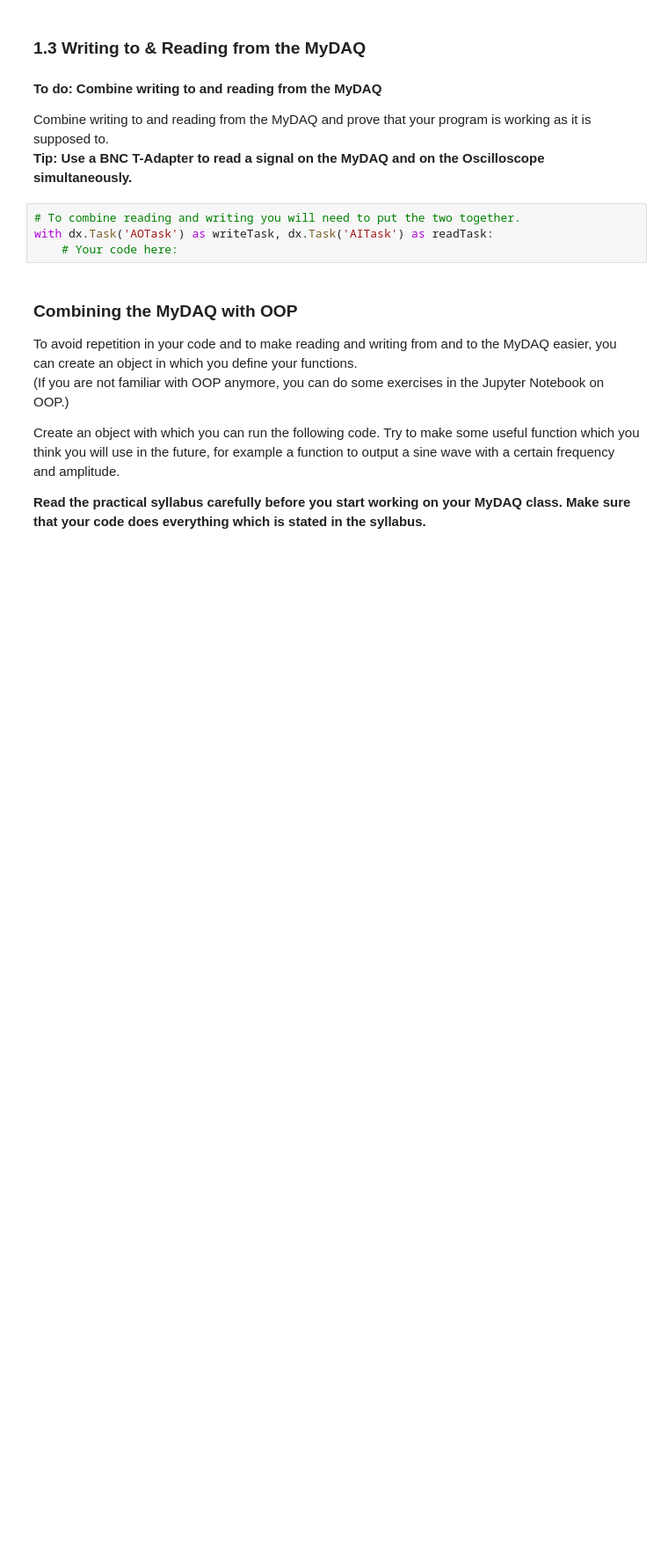
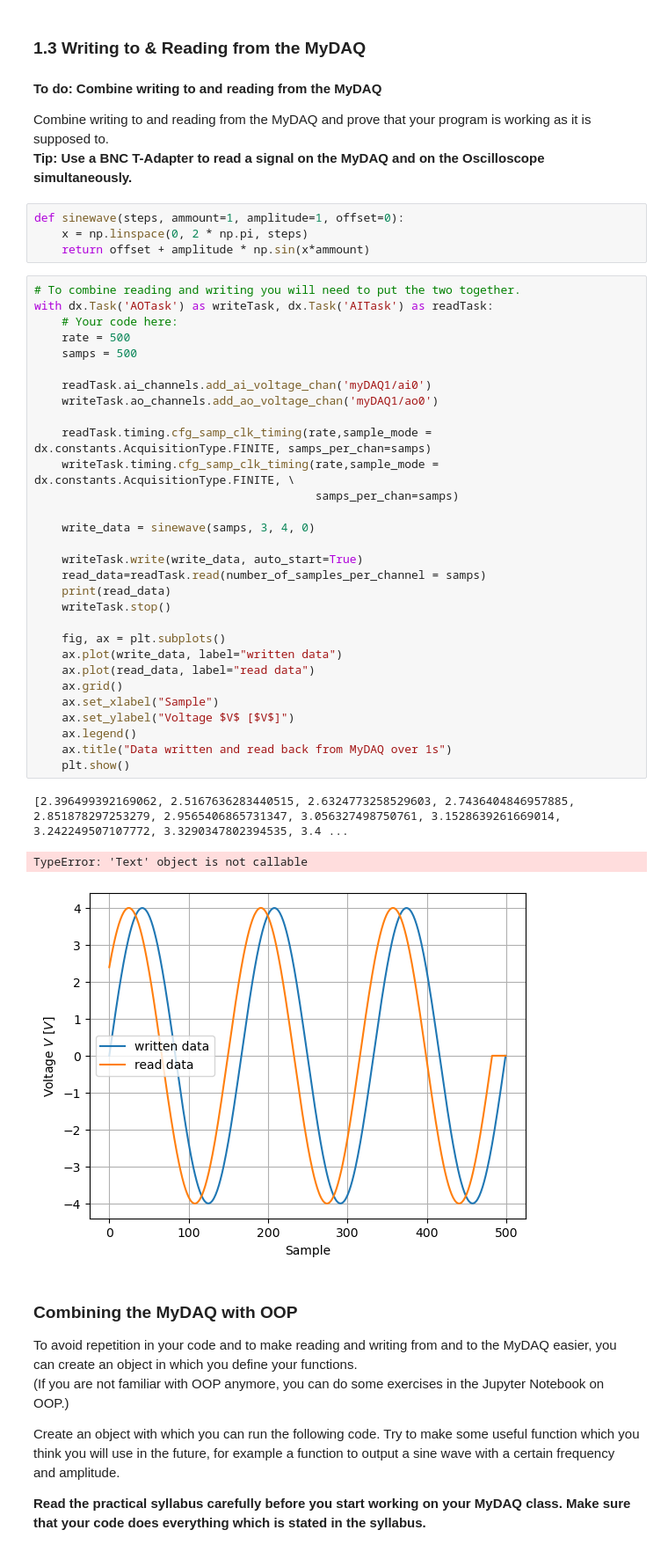
Before and after one commit to NerdyN00B/Physics-Experiments, a Jupyter notebook: PE1/preparation notebooks session 1/PE1_Theory1_MyDAQ_upd.ipynb, the cells around one changed output. Shown: that part at 88% size. Cells and saved outputs as stored; diff of their text form; blank space fills up the shorter version.

```diff
--- a/PE1/preparation notebooks session 1/PE1_Theory1_MyDAQ_upd.ipynb
+++ b/PE1/preparation notebooks session 1/PE1_Theory1_MyDAQ_upd.ipynb
@@ -212,10 +229,44 @@ with dx.Task() as readTask:
 Combine writing to and reading from the MyDAQ and prove that your program is working as it is supposed to.
 
 <b> Tip: Use a BNC T-Adapter to read a signal on the MyDAQ and on the Oscilloscope simultaneously.</b>
-# %%
-# To combine reading and writing you will need to put the two together.
-with dx.Task('AOTask') as writeTask, dx.Task('AITask') as readTask:
-    # Your code here:
+# %%
+def sinewave(steps, ammount=1, amplitude=1, offset=0):
+    x = np.linspace(0, 2 * np.pi, steps)
+    return offset + amplitude * np.sin(x*ammount)
+# %%
+# To combine reading and writing you will need to put the two together.
+with dx.Task('AOTask') as writeTask, dx.Task('AITask') as readTask:
+    # Your code here:
+    rate = 500
+    samps = 500
+
+    readTask.ai_channels.add_ai_voltage_chan('myDAQ1/ai0')
+    writeTask.ao_channels.add_ao_voltage_chan('myDAQ1/ao0')
+
+    readTask.timing.cfg_samp_clk_timing(rate,sample_mode = dx.constants.AcquisitionType.FINITE, samps_per_chan=samps)
+    writeTask.timing.cfg_samp_clk_timing(rate,sample_mode = dx.constants.AcquisitionType.FINITE, \
+                                         samps_per_chan=samps)
+
+    write_data = sinewave(samps, 3, 4, 0)
+
+    writeTask.write(write_data, auto_start=True)
+    read_data=readTask.read(number_of_samples_per_channel = samps)
+    print(read_data)
+    writeTask.stop()
+
+    fig, ax = plt.subplots()
+    ax.plot(write_data, label="written data")
+    ax.plot(read_data, label="read data")
+    ax.grid()
+    ax.set_xlabel("Sample")
+    ax.set_ylabel("Voltage $V$ [$V$]")
+    ax.legend()
+    ax.title("Data written and read back from MyDAQ over 1s")
+    plt.show()
+# %% [output]
+[2.396499392169062, 2.5167636283440515, 2.6324773258529603, 2.7436404846957885, 2.851878297253279, 2.9565406865731347, 3.056327498750761, 3.1528639261669014, 3.242249507107772, 3.3290347802394535, 3.4 ...
+TypeError: 'Text' object is not callable
+[figure, added]
 # %% [markdown]
 <h3>Combining the MyDAQ with OOP </h3>
 To avoid repetition in your code and to make reading and writing from and to the MyDAQ easier, you can create an object in which you define your functions.
```
Also changed, not shown: parts of 5 cells of this notebook, 10 other files.
